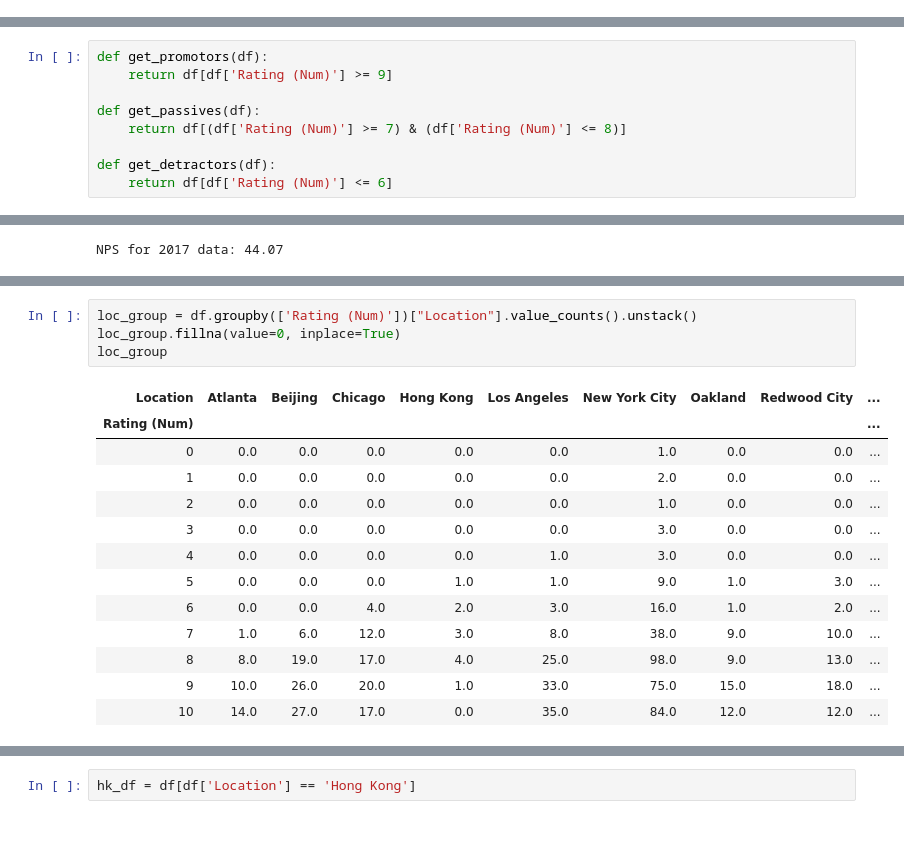
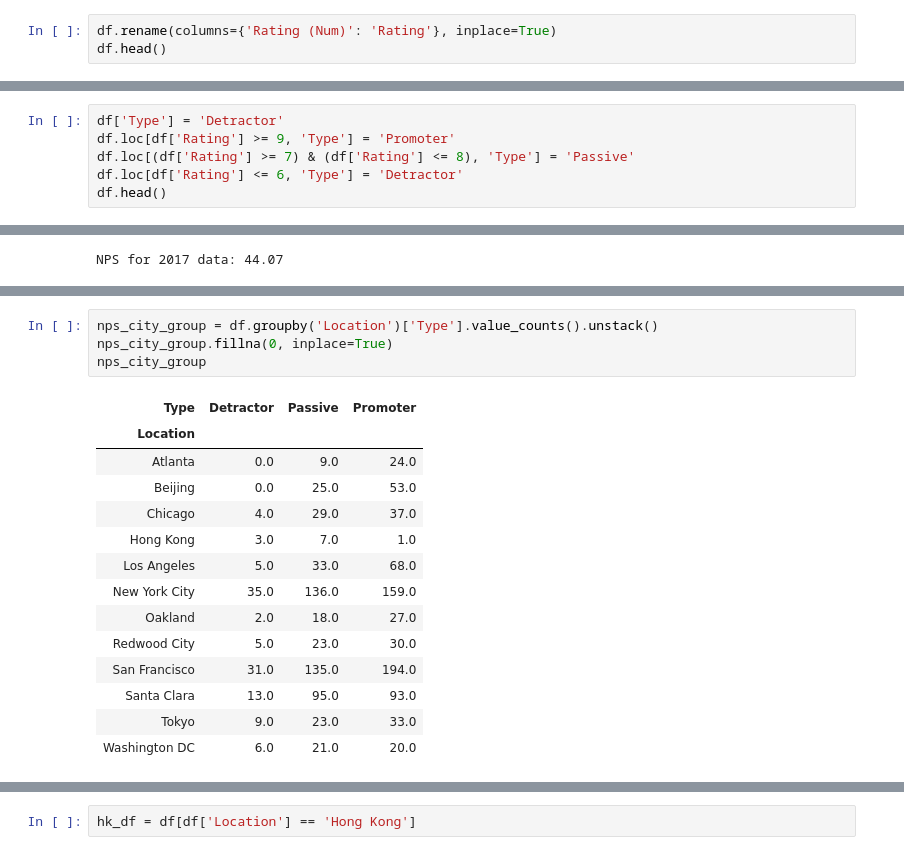
Before and after one commit to APNovichkov/pandas-datascience, a Jupyter notebook: projects/NPS-project/nps_project.ipynb, the cells around one changed output, grey strips where cells are left out. Cells and saved outputs as stored; diff of their text form.

```diff
--- a/projects/NPS-project/nps_project.ipynb
+++ b/projects/NPS-project/nps_project.ipynb
@@ -80,0 +90,3 @@ dtype('int64')
+# %%
+df.rename(columns={'Rating (Num)': 'Rating'}, inplace=True)
+df.head()
@@ -83,9 +111,6 @@ dtype('int64')
 # %%
-def get_promotors(df):
-    return df[df['Rating (Num)'] >= 9]
-
-def get_passives(df):
-    return df[(df['Rating (Num)'] >= 7) & (df['Rating (Num)'] <= 8)]
-
-def get_detractors(df):
-    return df[df['Rating (Num)'] <= 6]
+df['Type'] = 'Detractor'
+df.loc[df['Rating'] >= 9, 'Type'] = 'Promoter'
+df.loc[(df['Rating'] >= 7) & (df['Rating'] <= 8), 'Type'] = 'Passive'
+df.loc[df['Rating'] <= 6, 'Type'] = 'Detractor'
+df.head()
@@ -147,18 +163,19 @@ Name: Location, dtype: int64
 # %%
-loc_group = df.groupby(['Rating (Num)'])["Location"].value_counts().unstack()
-loc_group.fillna(value=0, inplace=True)
-loc_group
+nps_city_group = df.groupby('Location')['Type'].value_counts().unstack()
+nps_city_group.fillna(0, inplace=True)
+nps_city_group
 # %% [output]
-| Location | Atlanta | Beijing | Chicago | Hong Kong | Los Angeles | New York City | Oakland | Redwood City | ... |
-| Rating (Num) |  |  |  |  |  |  |  |  | ... |
-| 0 | 0.0 | 0.0 | 0.0 | 0.0 | 0.0 | 1.0 | 0.0 | 0.0 | ... |
-| 1 | 0.0 | 0.0 | 0.0 | 0.0 | 0.0 | 2.0 | 0.0 | 0.0 | ... |
-| 2 | 0.0 | 0.0 | 0.0 | 0.0 | 0.0 | 1.0 | 0.0 | 0.0 | ... |
-| 3 | 0.0 | 0.0 | 0.0 | 0.0 | 0.0 | 3.0 | 0.0 | 0.0 | ... |
-| 4 | 0.0 | 0.0 | 0.0 | 0.0 | 1.0 | 3.0 | 0.0 | 0.0 | ... |
-| 5 | 0.0 | 0.0 | 0.0 | 1.0 | 1.0 | 9.0 | 1.0 | 3.0 | ... |
-| 6 | 0.0 | 0.0 | 4.0 | 2.0 | 3.0 | 16.0 | 1.0 | 2.0 | ... |
-| 7 | 1.0 | 6.0 | 12.0 | 3.0 | 8.0 | 38.0 | 9.0 | 10.0 | ... |
-| 8 | 8.0 | 19.0 | 17.0 | 4.0 | 25.0 | 98.0 | 9.0 | 13.0 | ... |
-| 9 | 10.0 | 26.0 | 20.0 | 1.0 | 33.0 | 75.0 | 15.0 | 18.0 | ... |
-| 10 | 14.0 | 27.0 | 17.0 | 0.0 | 35.0 | 84.0 | 12.0 | 12.0 | ... |
+| Type | Detractor | Passive | Promoter |
+| Location |  |  |  |
+| Atlanta | 0.0 | 9.0 | 24.0 |
+| Beijing | 0.0 | 25.0 | 53.0 |
+| Chicago | 4.0 | 29.0 | 37.0 |
+| Hong Kong | 3.0 | 7.0 | 1.0 |
+| Los Angeles | 5.0 | 33.0 | 68.0 |
+| New York City | 35.0 | 136.0 | 159.0 |
+| Oakland | 2.0 | 18.0 | 27.0 |
+| Redwood City | 5.0 | 23.0 | 30.0 |
+| San Francisco | 31.0 | 135.0 | 194.0 |
+| Santa Clara | 13.0 | 95.0 | 93.0 |
+| Tokyo | 9.0 | 23.0 | 33.0 |
+| Washington DC | 6.0 | 21.0 | 20.0 |
```
Also changed, not shown: parts of 102 cells of this notebook.
